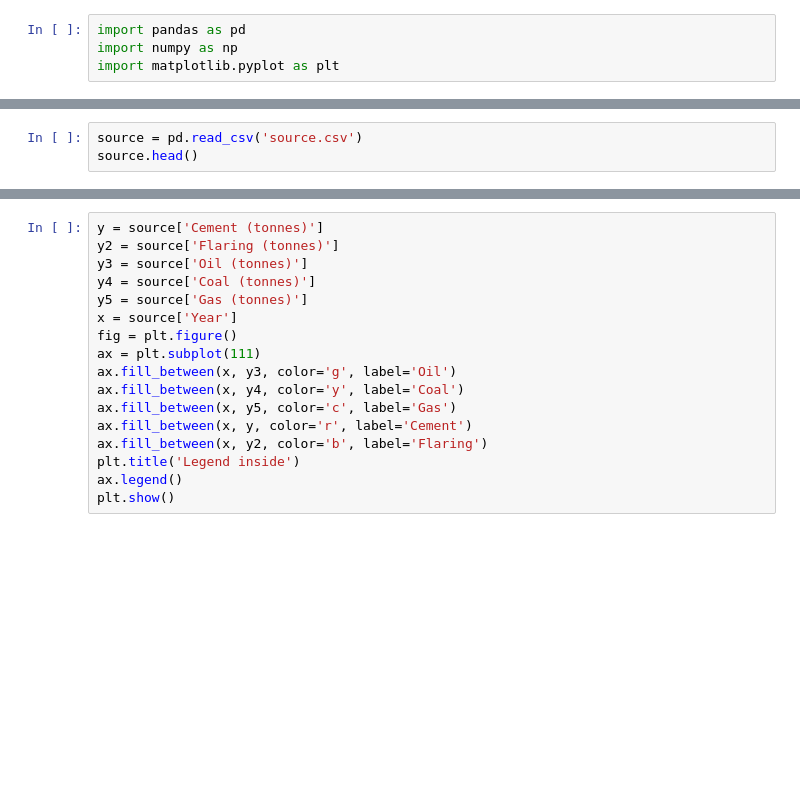
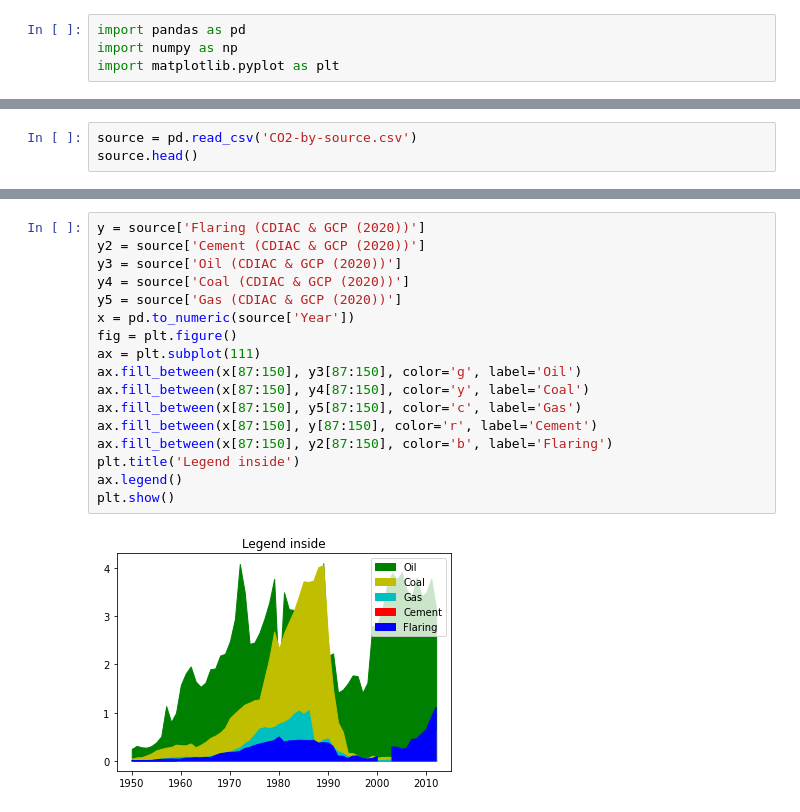
Before and after one commit to Yukta-Jaiswal/CO2-emissons-visualization, a Jupyter notebook: DV project/code.ipynb, the cells around one changed output, grey strips where cells are left out. Cells and saved outputs as stored; diff of their text form; blank space fills up the shorter version.

```diff
--- a/DV project/code.ipynb
+++ b/DV project/code.ipynb
@@ -60,3 +76,3 @@ plt.show()
 # %%
-source = pd.read_csv('source.csv')
+source = pd.read_csv('CO2-by-source.csv')
 source.head()
@@ -63,20 +86,22 @@ source.head()
 # %%
-y = source['Cement (tonnes)']
-y2 = source['Flaring (tonnes)']
-y3 = source['Oil (tonnes)']
-y4 = source['Coal (tonnes)']
-y5 = source['Gas (tonnes)']
-x = source['Year']
+y = source['Flaring (CDIAC & GCP (2020))']
+y2 = source['Cement (CDIAC & GCP (2020))']
+y3 = source['Oil (CDIAC & GCP (2020))']
+y4 = source['Coal (CDIAC & GCP (2020))']
+y5 = source['Gas (CDIAC & GCP (2020))']
+x = pd.to_numeric(source['Year'])
 fig = plt.figure()
 ax = plt.subplot(111)
-ax.fill_between(x, y3, color='g', label='Oil')
-ax.fill_between(x, y4, color='y', label='Coal')
-ax.fill_between(x, y5, color='c', label='Gas')
-ax.fill_between(x, y, color='r', label='Cement')
-ax.fill_between(x, y2, color='b', label='Flaring')
+ax.fill_between(x[87:150], y3[87:150], color='g', label='Oil')
+ax.fill_between(x[87:150], y4[87:150], color='y', label='Coal')
+ax.fill_between(x[87:150], y5[87:150], color='c', label='Gas')
+ax.fill_between(x[87:150], y[87:150], color='r', label='Cement')
+ax.fill_between(x[87:150], y2[87:150], color='b', label='Flaring')
 plt.title('Legend inside')
 ax.legend()
 plt.show()
+# %% [output]
+[figure, added]
 # %%
 sector = pd.read_csv('sector.csv')
 sector.head()
```
Also changed, not shown: parts of 23 cells of this notebook.
